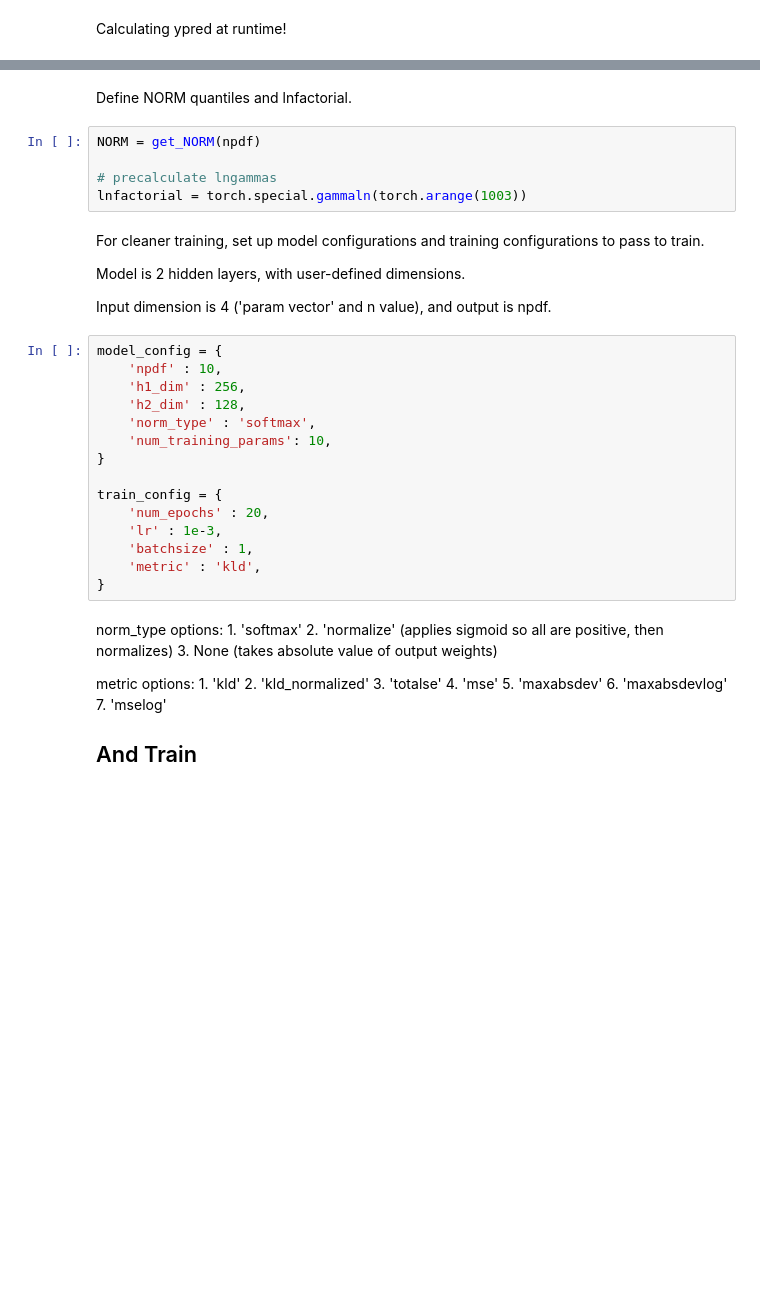
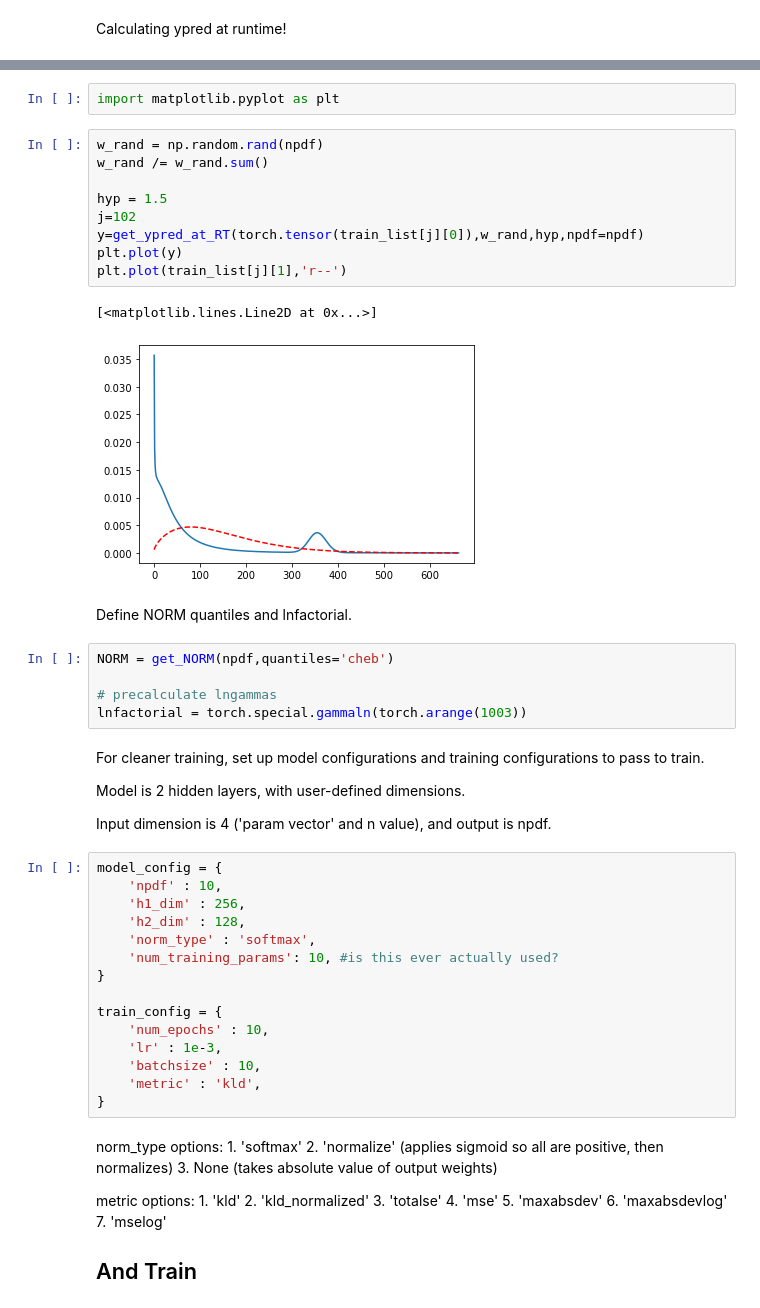
Before and after one commit to mtcarilli/CME_approximations, a Jupyter notebook: Conditional/Train_Conditional.ipynb, the cells around one changed output, grey strips where cells are left out. Cells and saved outputs as stored; diff of their text form; blank space fills up the shorter version.

```diff
--- a/Conditional/Train_Conditional.ipynb
+++ b/Conditional/Train_Conditional.ipynb
@@ -92,8 +122,22 @@ def get_ypred_at_RT(p,w,hyp,npdf=npdf):
     return Y
+# %%
+import matplotlib.pyplot as plt
+# %%
+w_rand = np.random.rand(npdf)
+w_rand /= w_rand.sum()
+
+hyp = 1.5
+j=102
+y=get_ypred_at_RT(torch.tensor(train_list[j][0]),w_rand,hyp,npdf=npdf)
+plt.plot(y)
+plt.plot(train_list[j][1],'r--')
+# %% [output]
+[<matplotlib.lines.Line2D at 0x...>]
+[figure, added]
 # %% [markdown]
 Define NORM quantiles and lnfactorial.
 # %%
-NORM = get_NORM(npdf)
+NORM = get_NORM(npdf,quantiles='cheb')
 
 # precalculate lngammas
 lnfactorial = torch.special.gammaln(torch.arange(1003))
@@ -109,13 +153,13 @@ model_config = {
     'h1_dim' : 256,
     'h2_dim' : 128,
     'norm_type' : 'softmax',
-    'num_training_params': 10,
+    'num_training_params': 10, #is this ever actually used?
 }
 
 train_config = {
-    'num_epochs' : 20,
+    'num_epochs' : 10,
     'lr' : 1e-3,
-    'batchsize' : 1,
+    'batchsize' : 10,
     'metric' : 'kld',
 }
 # %% [markdown]
```
Also changed, not shown: parts of 28 cells of this notebook.
